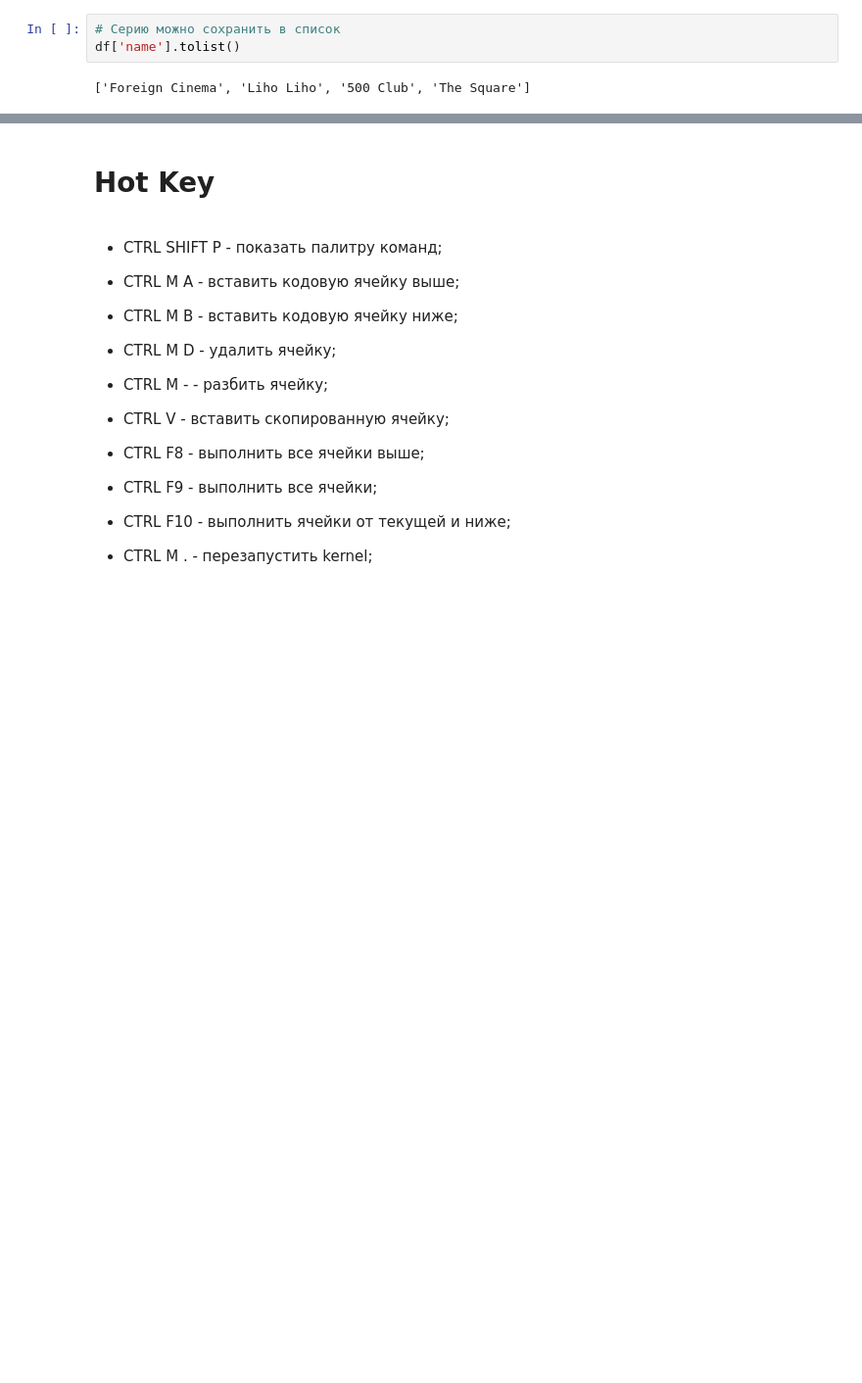
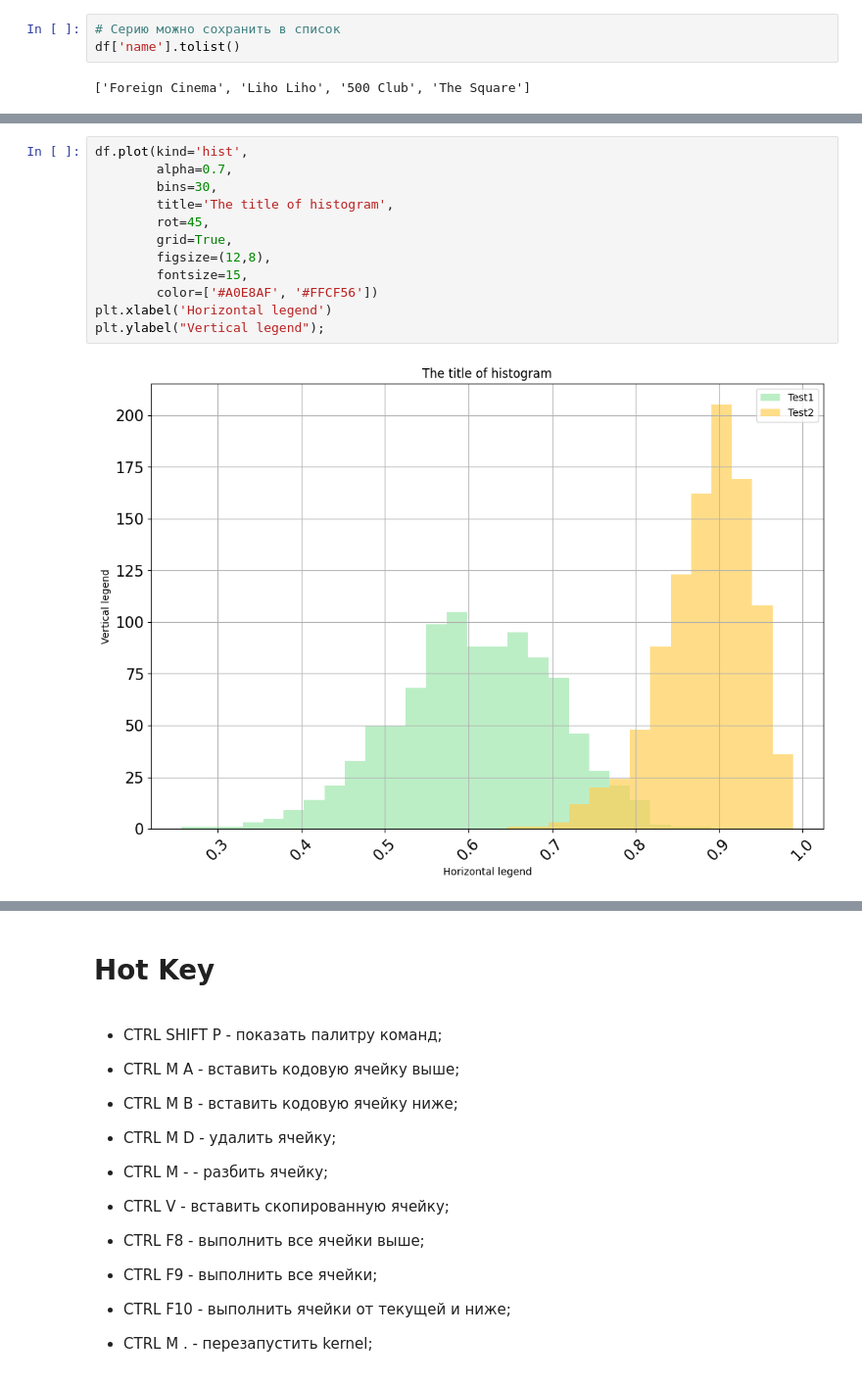
Before and after one commit to larikhin/pandas, a Jupyter notebook: data_independent.ipynb, the cells around one changed output, grey strips where cells are left out. Shown at 98% size. Cells and saved outputs as stored; diff of their text form; blank space fills up the shorter version.

```diff
--- a/data_independent.ipynb
+++ b/data_independent.ipynb
@@ -1577,0 +1633,14 @@ df['name'].tolist()
+# %%
+df.plot(kind='hist',
+        alpha=0.7,
+        bins=30,
+        title='The title of histogram',
+        rot=45,
+        grid=True,
+        figsize=(12,8),
+        fontsize=15,
+        color=['#A0E8AF', '#FFCF56'])
+plt.xlabel('Horizontal legend')
+plt.ylabel("Vertical legend");
+# %% [output]
+[figure, added]
```
Also changed, not shown: parts of 17 cells of this notebook, 1 other file.
